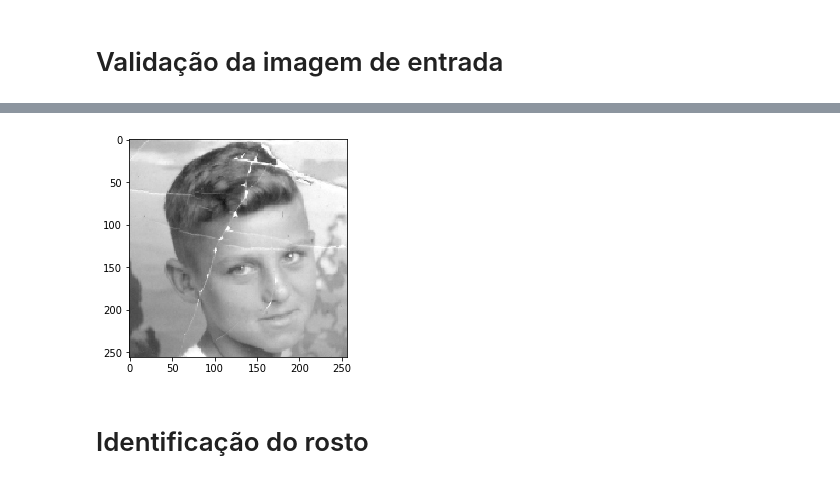
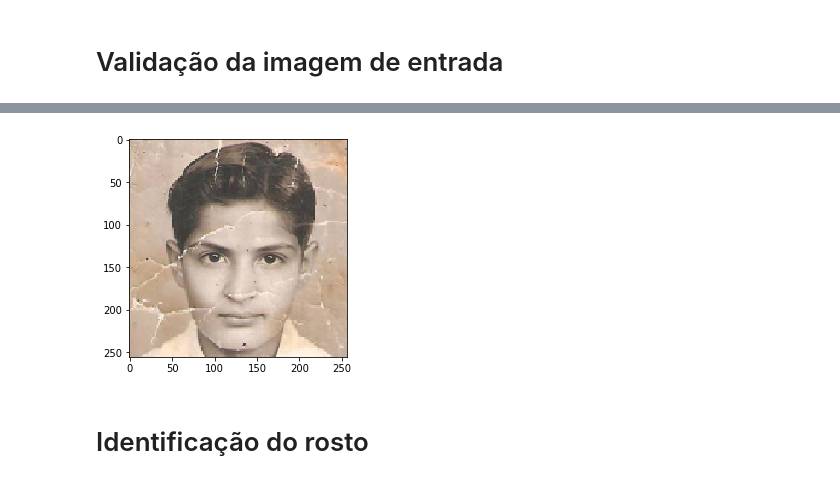
Before and after one commit to izabel-ferrari/projeto-formatura-poli, a Jupyter notebook: Inpaint.ipynb, the cells around one changed output, grey strips where cells are left out. Saved outputs shown, nothing was run; the diff lists cells and outputs as text; code cells hidden in the pictures.

Commit message:
Sepia images

```diff
--- a/Inpaint.ipynb
+++ b/Inpaint.ipynb
@@ -17,6 +16,6 @@ import time
 # %%
 # Nome da imagem a ser carregada (sem extensao)
-IMG_NAME = 'img_0'
+IMG_NAME = 'img_1'
 
 # Extensao JPG (não alterar)
 IMG_EXTENSION = '.jpg'
@@ -42,7 +41,8 @@ IMG_FILEPATH = IMG_DIR_PATH + IMG_NAME + IMG_EXTENSION
 
 CROP_FILEPATH = INTERM_DIR_PATH + IMG_NAME + '_crop' + IMG_EXTENSION
 FACE_FILEPATH = INTERM_DIR_PATH + IMG_NAME + '_face' + IMG_EXTENSION
-MASK_FILEPATH = INTERM_DIR_PATH + IMG_NAME + '_mask' + IMG_EXTENSION
+MASK_FACE_FILEPATH = INTERM_DIR_PATH + IMG_NAME + '_face_mask' + IMG_EXTENSION
+MASK_IMG_FILEPATH = INTERM_DIR_PATH + IMG_NAME + '_img_mask' + IMG_EXTENSION
 
 INPAINT_GENERATIVE_FILEPATH = INTERM_DIR_PATH + IMG_NAME + '_inpaint_generative' + IMG_EXTENSION
 INPAINT_OPENCV_FILEPATH = INTERM_DIR_PATH + IMG_NAME + '_inpaint_opencv' + IMG_EXTENSION
@@ -88,9 +88,8 @@ def create_mask (img):
 <h1> Validação da imagem de entrada </h1>
 # %%
 %%time
-
 try:
-    image = cv2.imread(IMG_FILEPATH)
+    image = cv2.cvtColor(cv2.imread(IMG_FILEPATH), cv2.COLOR_BGR2RGB)
     height, width, channels = image.shape
     print('Tamanho da imagem carregada: ' + str(width) + ' x ' + str(height) + ' px')
 
@@ -112,4 +111,4 @@ Wall time: 59.6 ms
-[figure, old version]
+[figure, new version]
 # %% [markdown]
 <h1>Identificação do rosto</h1>
 # %%
```
Also changed, not shown: parts of 14 cells of this notebook.
